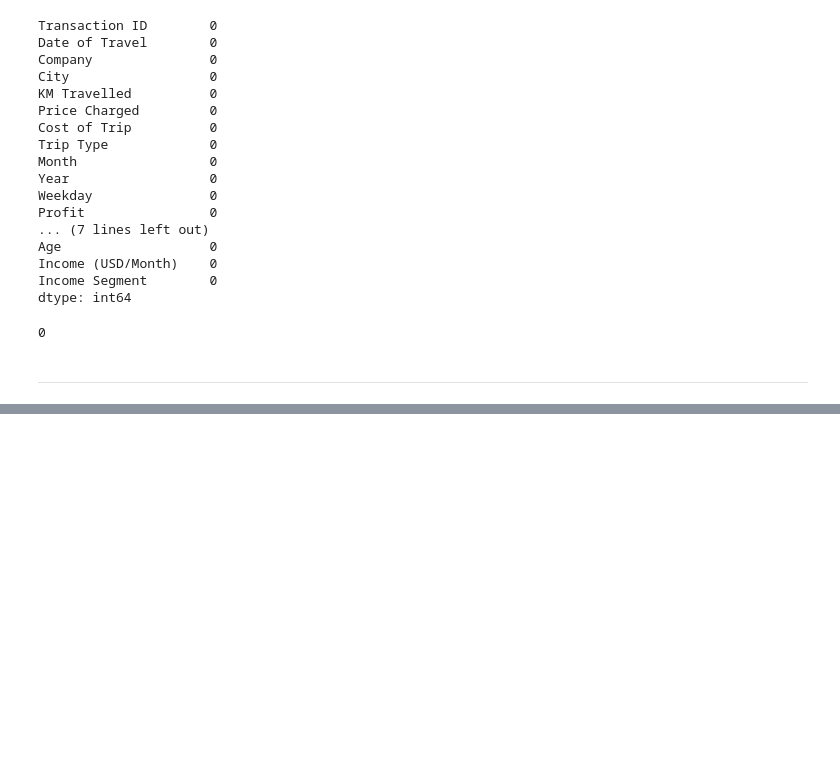
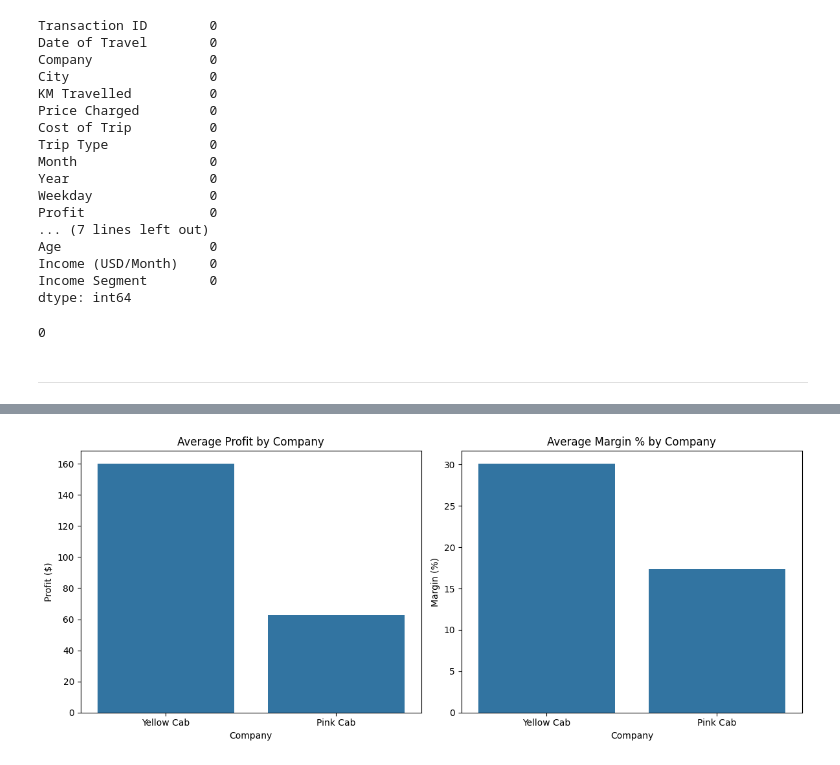
Before and after one commit to AvirukthGT/DataGlacier, a Jupyter notebook: Week2/eda-cab-analysis.ipynb, the cells around one changed output, grey strips where cells are left out. Saved outputs shown, nothing was run; the diff lists cells and outputs as text; code cells hidden in the pictures; blank space fills up the shorter version.

```diff
--- a/Week2/eda-cab-analysis.ipynb
+++ b/Week2/eda-cab-analysis.ipynb
@@ -639,0 +678,24 @@ cab_df.duplicated().sum()
+# %%
+company_performance = cab_df.groupby('Company')[['Profit', 'Margin %']].mean().reset_index()
+company_performance = company_performance.sort_values(by='Profit', ascending=False)
+# %%
+plt.figure(figsize=(12, 5))
+
+# Average Profit
+plt.subplot(1, 2, 1)
+sns.barplot(data=company_performance, x='Company', y='Profit')
+plt.title('Average Profit by Company')
+plt.ylabel('Profit ($)')
+plt.xlabel('Company')
+
+# Average Margin %
+plt.subplot(1, 2, 2)
+sns.barplot(data=company_performance, x='Company', y='Margin %')
+plt.title('Average Margin % by Company')
+plt.ylabel('Margin (%)')
+plt.xlabel('Company')
+
+plt.tight_layout()
+plt.show()
+# %% [output]
+[figure, added]
```
Also changed, not shown: parts of 26 cells of this notebook.
